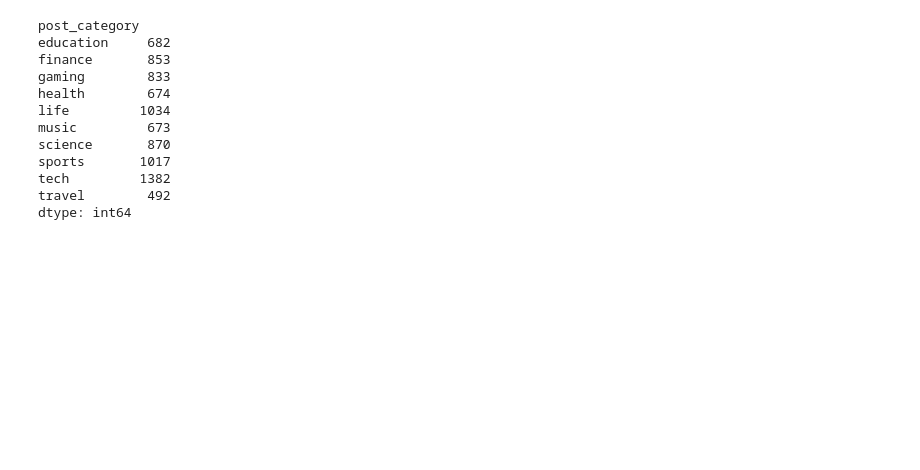
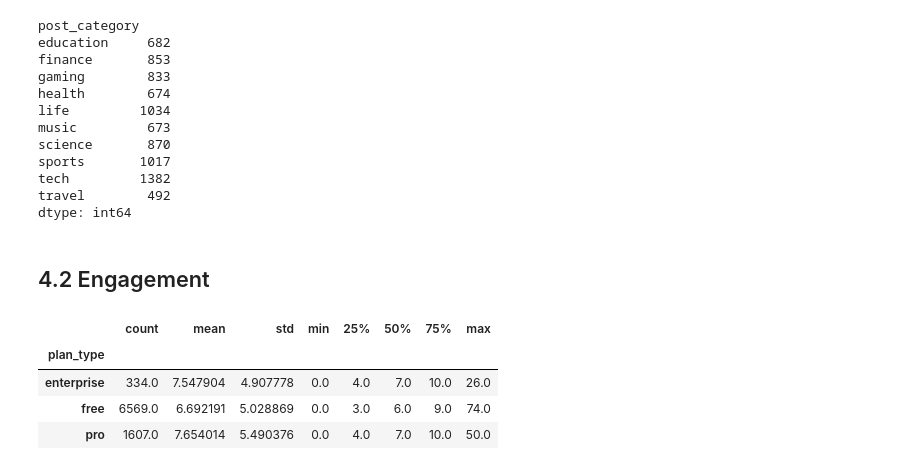
Before and after one commit to CarlosScura/IceAnalytics, a Jupyter notebook: iceanalytics_pipeline.ipynb, the cells around one changed output. Cells and saved outputs as stored; diff of their text form; code cells hidden in the pictures; blank space fills up the shorter version.

Commit message:
feat: engagement por plan, país, categoría y dispositivo (media, mediana, percentiles).

```diff
--- a/iceanalytics_pipeline.ipynb
+++ b/iceanalytics_pipeline.ipynb
@@ -464,3 +464,13 @@ sports       1017
 tech         1382
 travel        492
 dtype: int64
+# %% [markdown]
+## 4.2 Engagement
+# %%
+df_clean.groupby('plan_type')['votes_received'].describe()
+# %% [output]
+|  | count | mean | std | min | 25% | 50% | 75% | max |
+| plan_type |  |  |  |  |  |  |  |  |
+| enterprise | 334.0 | 7.547904 | 4.907778 | 0.0 | 4.0 | 7.0 | 10.0 | 26.0 |
+| free | 6569.0 | 6.692191 | 5.028869 | 0.0 | 3.0 | 6.0 | 9.0 | 74.0 |
+| pro | 1607.0 | 7.654014 | 5.490376 | 0.0 | 4.0 | 7.0 | 10.0 | 50.0 |
```
Also changed, not shown: parts of 4 cells of this notebook.
